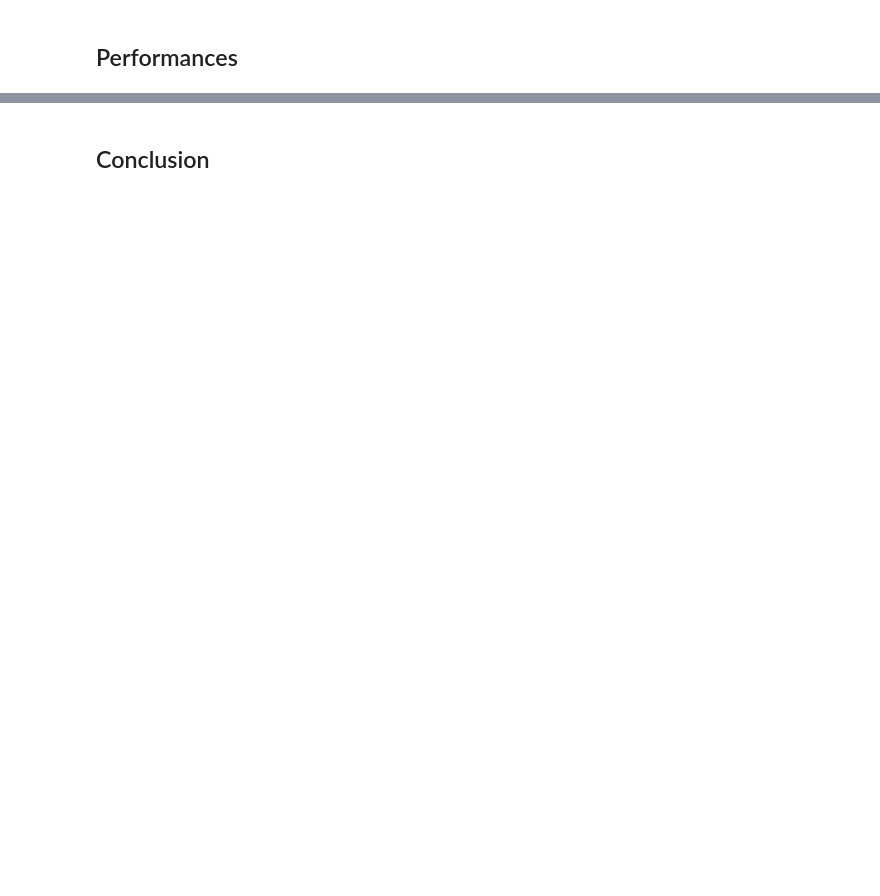
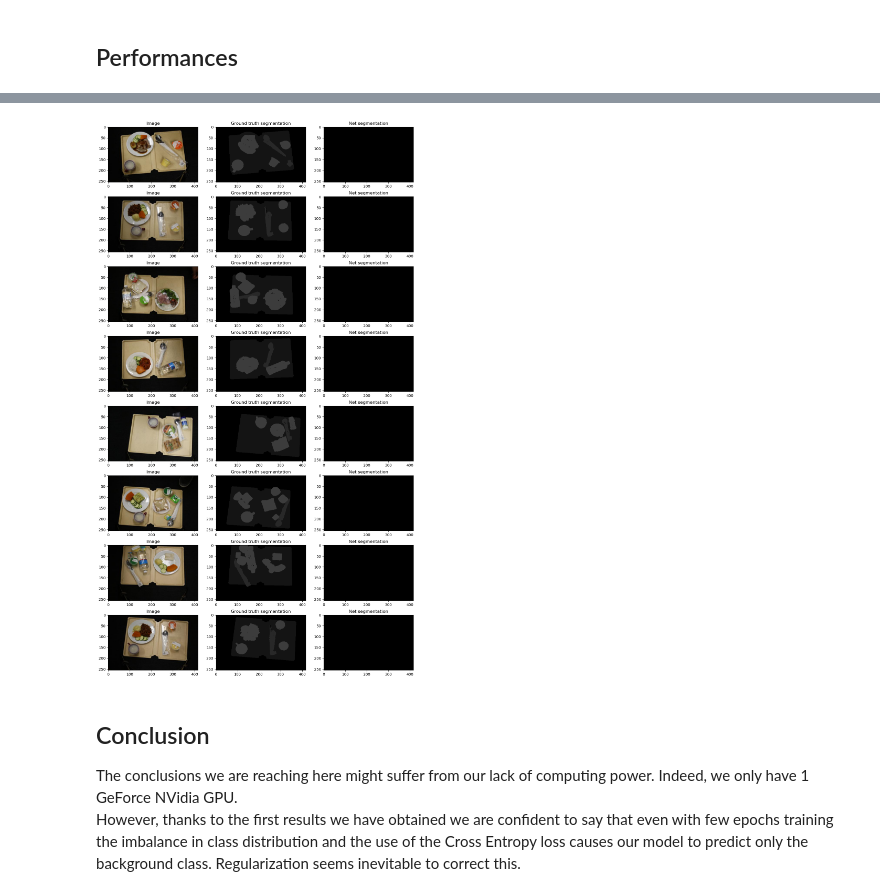
Before and after one commit to dldou/UNet, a Jupyter notebook: Unet.ipynb, the cells around one changed output, grey strips where cells are left out. Cells and saved outputs as stored; diff of their text form; code cells hidden in the pictures; blank space fills up the shorter version.

Commit message:
Added: plot performances + plot inferences + brief analysis of results

```diff
--- a/Unet.ipynb
+++ b/Unet.ipynb
@@ -892,0 +861,33 @@ Training finish.
+# %%
+### Data
+annotations_file_path    = '/home/dldou/Projets_ML/Unet/classes.csv'
+test_dataset_img_path   = '/home/dldou/Projets_ML/Unet/TrayDataset/TrayDataset/XTest/'
+test_dataset_label_path = '/home/dldou/Projets_ML/Unet/TrayDataset/TrayDataset/yTest/'
+test_dataset_modified_label_path = "./TrayDataset/TrayDataset/yTest_adapted_to_the_task"
+
+scal_norm_transform = transforms.Compose([transforms.ToTensor(),
+                                          transforms.Normalize([0.2970677614212036, 0.2670990228652954, 0.20975017547607422],
+                                                               [0.29394081234931946, 0.26771458983421326, 0.22423259913921356])
+                                        ])
+_data_augmentation    = False
+_random_rot_transform = None
+_adapt_to_task        = True
+_first_class_idx_of_the_rest = 3
+
+test_dataset = TrayDataset(annotations_file_path, test_dataset_img_path, test_dataset_label_path, test_dataset_modified_label_path,
+                           scal_norm_transform=scal_norm_transform, random_rot_transform=None, mask_transform=MaskPILToTensor(),
+                           data_augmentation=_data_augmentation,
+                           adapt_to_task=_adapt_to_task, first_class_idx_of_the_rest=_first_class_idx_of_the_rest)
+
+test_loader = DataLoader(test_dataset, batch_size=3)
+
+print("\n")
+
+# model
+save_model_file_path = "./saving/trained_Unet_model.pth"
+trained_unet = U_Net(3,4,5)
+load_model(trained_unet, save_model_file_path)
+print("\n")
+
+test_losses, mean_accuracies = test_perf(test_loader, trained_unet, nn.CrossEntropyLoss(), MulticlassJaccardIndex(num_classes=4, average=None), 'cuda')
+print("Performances:", "\ntest losses:", test_losses, "\nmean classes' accuracy:", mean_accuracies)
@@ -995,2 +1014,9 @@ plot_model_performances(results_file_path,
+# %%
+plot_inferences(trained_unet, test_dataset)
+# %% [output]
+[figure, added]
 # %% [markdown]
 ## Conclusion
+
+The conclusions we are reaching here might suffer from our lack of computing power. Indeed, we only have 1 GeForce NVidia GPU.
+However, thanks to the first results we have obtained we are confident to say that even with few epochs training the imbalance in class distribution and the use of the Cross Entropy loss causes our model to predict only the background class. Regularization seems inevitable to correct this.
```
Also changed, not shown: parts of 15 cells of this notebook.
